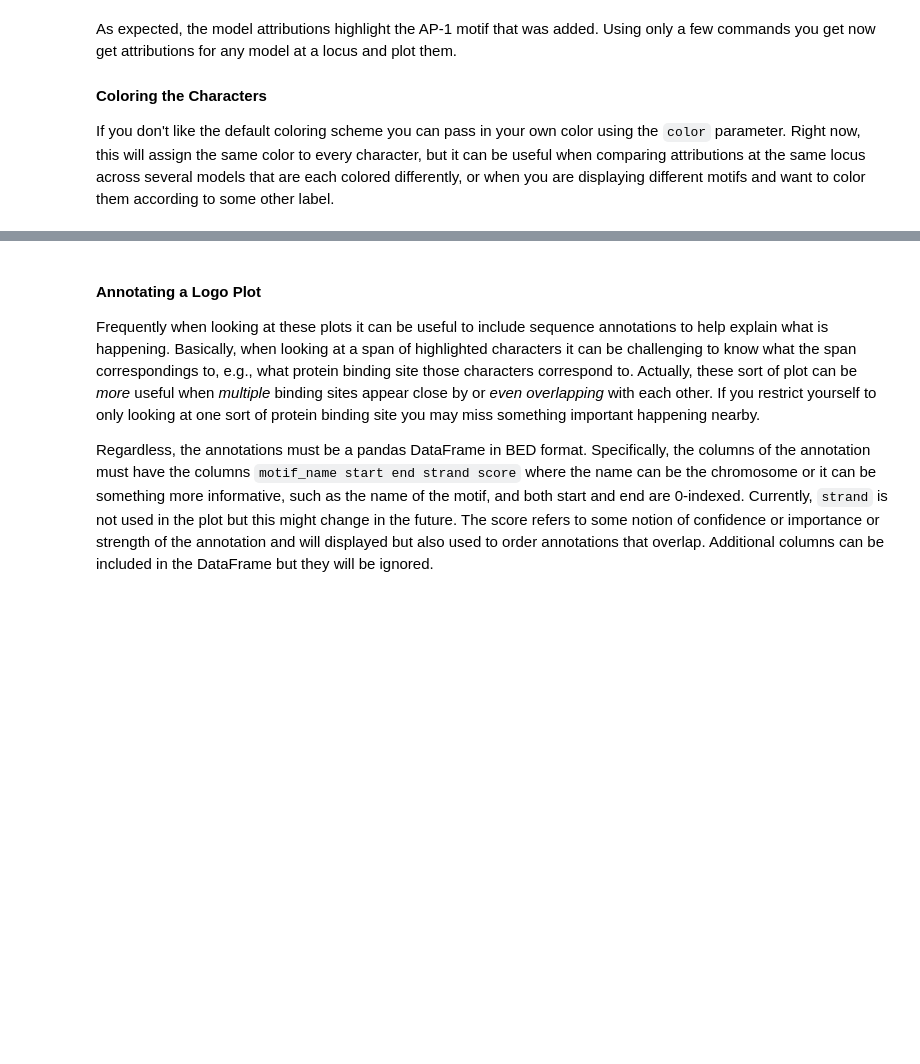
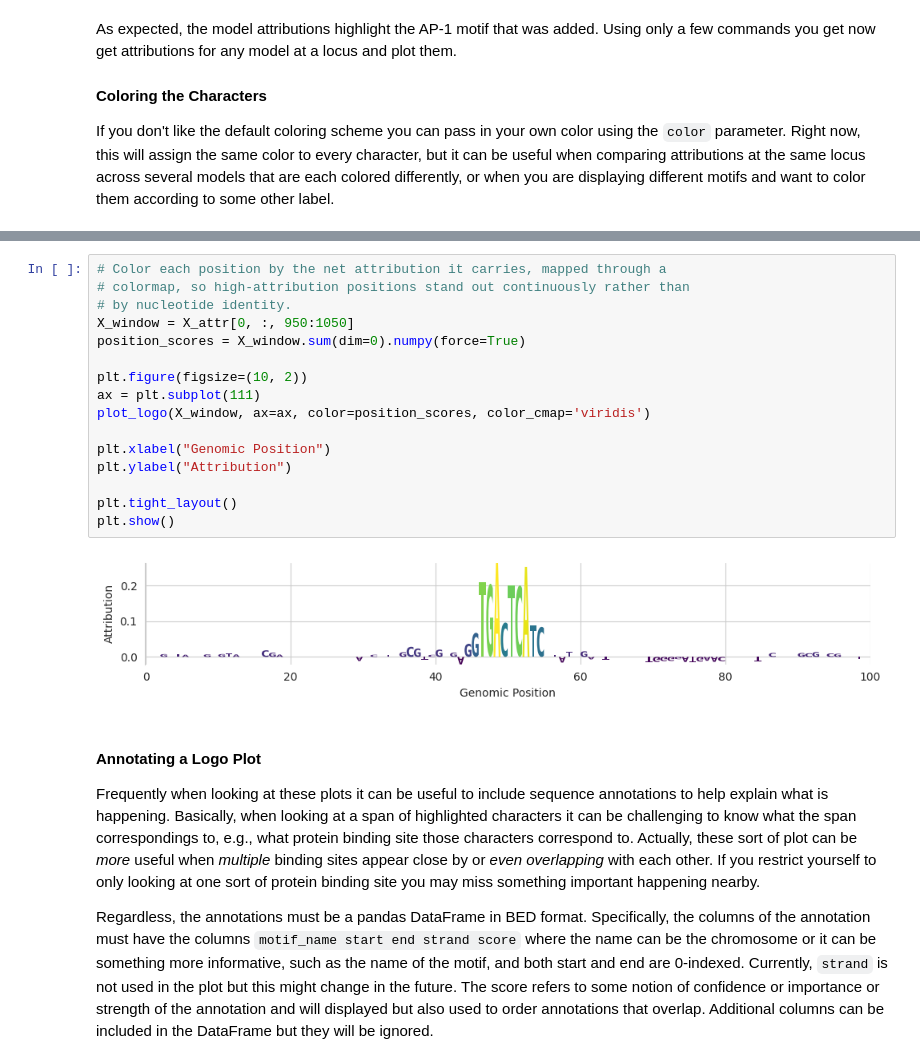
Before and after one commit to jmschrei/tangermeme, a Jupyter notebook: docs/tutorials/Tutorial_C2_Plotting.ipynb, the cells around one changed output, grey strips where cells are left out. Saved outputs shown, nothing was run; the diff lists cells and outputs as text; blank space fills up the shorter version.

```diff
--- a/docs/tutorials/Tutorial_C2_Plotting.ipynb
+++ b/docs/tutorials/Tutorial_C2_Plotting.ipynb
@@ -134,3 +137,21 @@ plt.show()
+# %%
+# Color each position by the net attribution it carries, mapped through a
+# colormap, so high-attribution positions stand out continuously rather than
+# by nucleotide identity.
+X_window = X_attr[0, :, 950:1050]
+position_scores = X_window.sum(dim=0).numpy(force=True)
+
+plt.figure(figsize=(10, 2))
+ax = plt.subplot(111)
+plot_logo(X_window, ax=ax, color=position_scores, color_cmap='viridis')
+
+plt.xlabel("Genomic Position")
+plt.ylabel("Attribution")
+
+plt.tight_layout()
+plt.show()
+# %% [output]
+[figure, added]
 # %% [markdown]
 #### Annotating a Logo Plot
 
```
Also changed, not shown: parts of 16 cells of this notebook, 4 other files.
